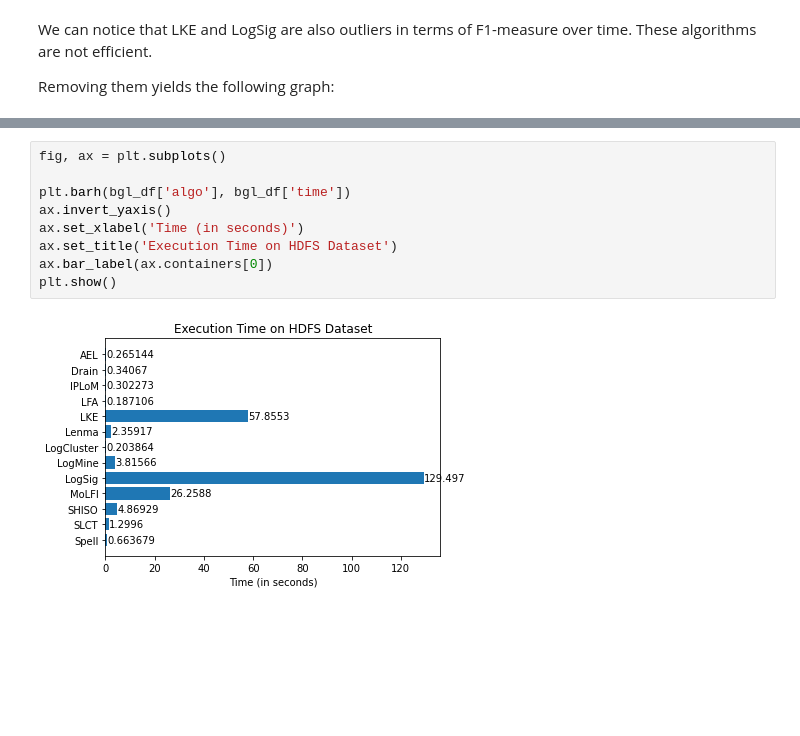
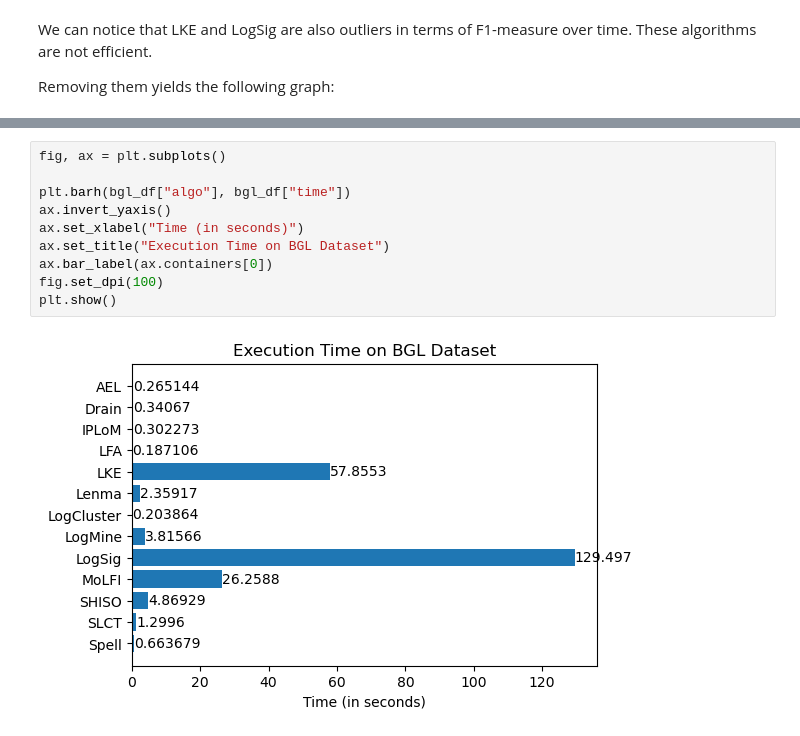
Before and after one commit to Vincent-Therrien/log6309-mining-tools, a Jupyter notebook: logparsing/benchmark/analysis.ipynb, the cells around one changed output, grey strips where cells are left out. Cells and saved outputs as stored; diff of their text form; blank space fills up the shorter version.

Commit message:
Added more graphs

```diff
--- a/logparsing/benchmark/analysis.ipynb
+++ b/logparsing/benchmark/analysis.ipynb
@@ -194,11 +199,12 @@ plt.show()
 # %%
 fig, ax = plt.subplots()
 
-plt.barh(bgl_df['algo'], bgl_df['time'])
+plt.barh(bgl_df["algo"], bgl_df["time"])
 ax.invert_yaxis()
-ax.set_xlabel('Time (in seconds)')
-ax.set_title('Execution Time on HDFS Dataset')
+ax.set_xlabel("Time (in seconds)")
+ax.set_title("Execution Time on BGL Dataset")
 ax.bar_label(ax.containers[0])
+fig.set_dpi(100)
 plt.show()
 # %% [output]
-[figure, old version]
+[figure, new version]
```
Also changed, not shown: parts of 10 cells of this notebook, 1 other file.
